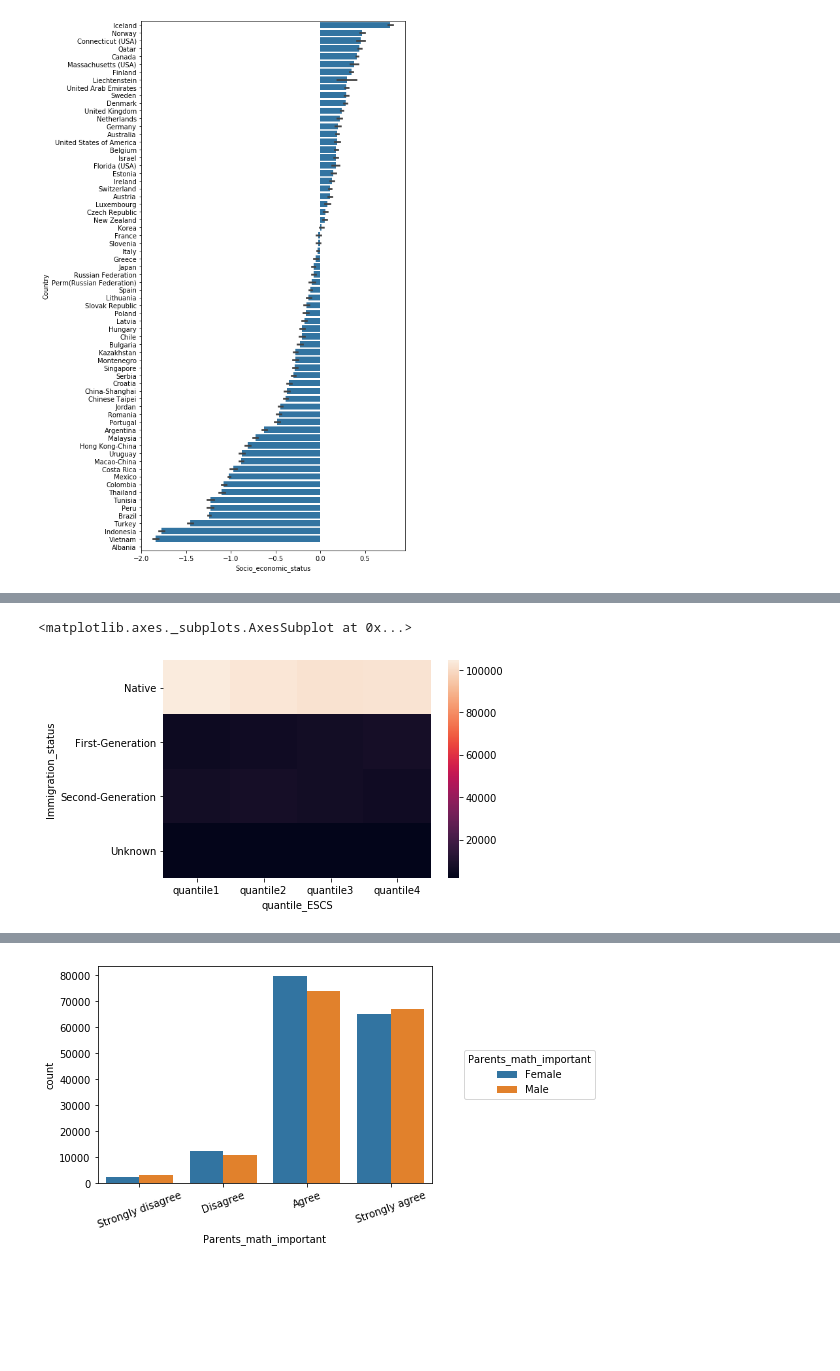
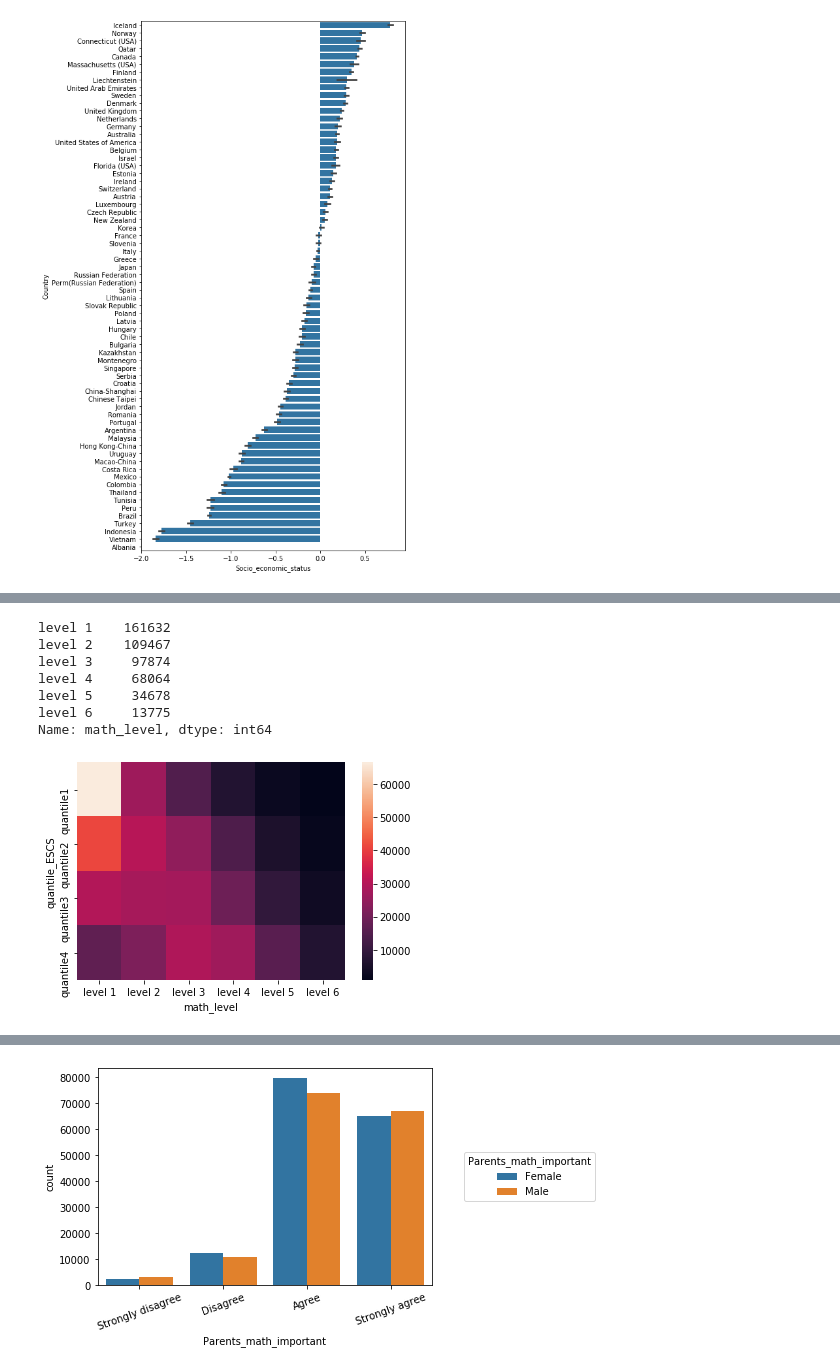
Before and after one commit to Anyra20/CommunicateDataProject, a Jupyter notebook: exploration_template.ipynb, the cells around one changed output, grey strips where cells are left out. Drawn from its saved outputs; the diff is of its cells as text; code cells hidden in the pictures; blank space fills up the shorter version.

Commit message:
Multivariate Exploration: school ESCS vs test scores

```diff
--- a/exploration_template.ipynb
+++ b/exploration_template.ipynb
@@ -116,4 +101,0 @@ df_math_levels
-# %%
-#Do I need this?
-pisa.Enjoy_math.fillna("Unknown", inplace = True)
-pisa.Enjoy_math.unique()
@@ -630,8 +634,21 @@ pd.qcut(df['ext price'], q=4)
+# %%
+# Proficiency Math Level Score points on the PISA scale
+cut_labels = ['level 1', 'level 2', 'level 3', 'level 4', 'level 5', 'level 6']
+cut_bins = [1, 420.1, 482.4, 544.7, 607.0, 669.3, 10000]
+pisa['math_level'] = pd.cut(pisa['Math_score'], bins=cut_bins, labels=cut_labels)
+pisa['math_level'].value_counts()
+# %% [output]
+level 1    161632
+level 2    109467
+level 3     97874
+level 4     68064
+level 5     34678
+level 6     13775
+Name: math_level, dtype: int64
 # %%
-heat_counts = pisa.groupby(['Immigration_status', 'quantile_ESCS']).size()
+heat_counts = pisa.groupby(['math_level', 'quantile_ESCS']).size()
 heat_counts = heat_counts.reset_index(name='count')
-heat_counts = heat_counts.pivot(index = 'Immigration_status', columns = 'quantile_ESCS', values = 'count')
-sb.heatmap(heat_counts)
+heat_counts = heat_counts.pivot(index = 'quantile_ESCS', columns = 'math_level', values = 'count')
+sb.heatmap(heat_counts);
 # %% [output]
-<matplotlib.axes._subplots.AxesSubplot at 0x...>
-[figure, old version]
+[figure, new version]
```
Also changed, not shown: parts of 32 cells of this notebook.
